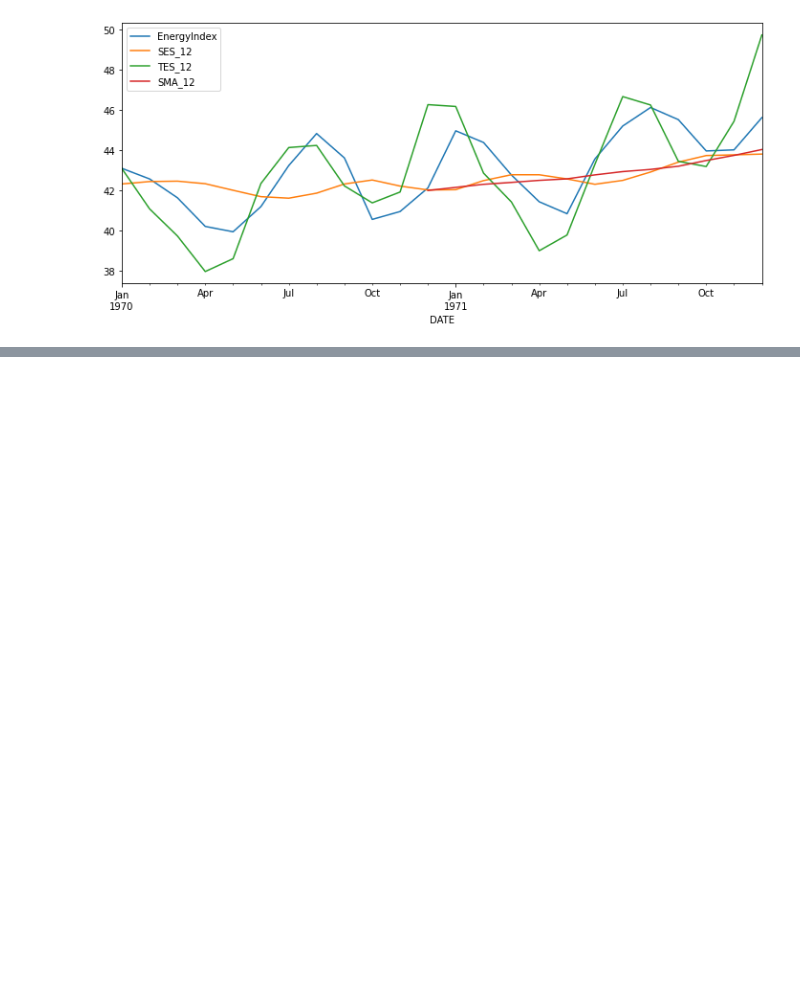
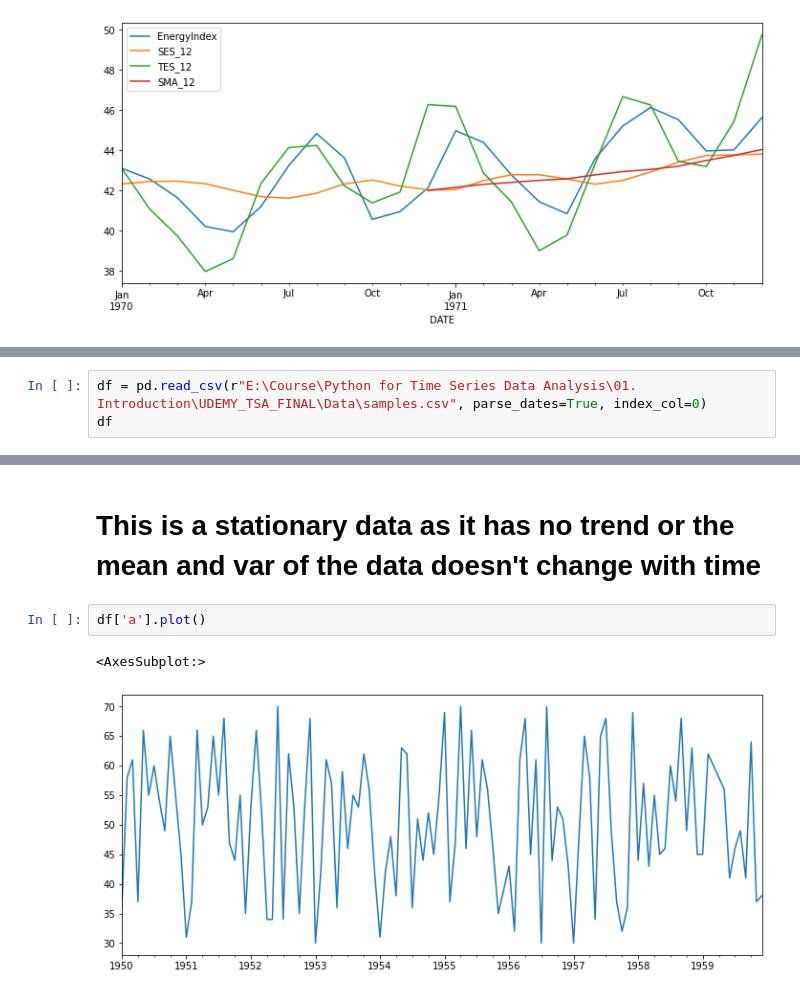
Before and after one commit to B2BDA/TIme_Series_SARIMA_Sales, a Jupyter notebook: Time_Series_Forecasting_Python.ipynb, the cells around one changed output, grey strips where cells are left out. Cells and saved outputs as stored; diff of their text form; blank space fills up the shorter version.

```diff
--- a/Time_Series_Forecasting_Python.ipynb
+++ b/Time_Series_Forecasting_Python.ipynb
@@ -845,0 +961,3 @@ df[['EnergyIndex','SES_12','TES_12','SMA_12']][:24].plot()
+# %%
+df = pd.read_csv(r"E:\Course\Python for Time Series Data Analysis\01. Introduction\UDEMY_TSA_FINAL\Data\samples.csv", parse_dates=True, index_col=0)
+df
@@ -845,0 +978,7 @@ df[['EnergyIndex','SES_12','TES_12','SMA_12']][:24].plot()
+# %% [markdown]
+# This is a stationary data as it has no trend or the mean and var of the data doesn't change with time
+# %%
+df['a'].plot()
+# %% [output]
+<AxesSubplot:>
+[figure, added]
```
Also changed, not shown: parts of 61 cells of this notebook.
